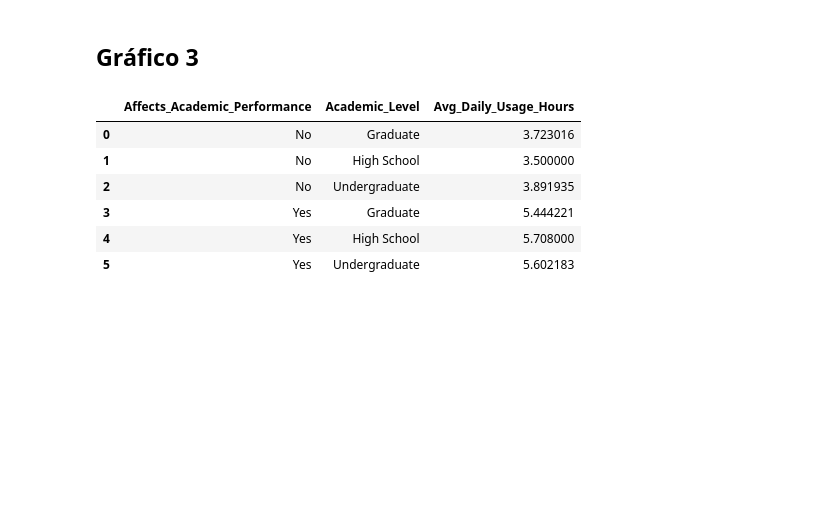
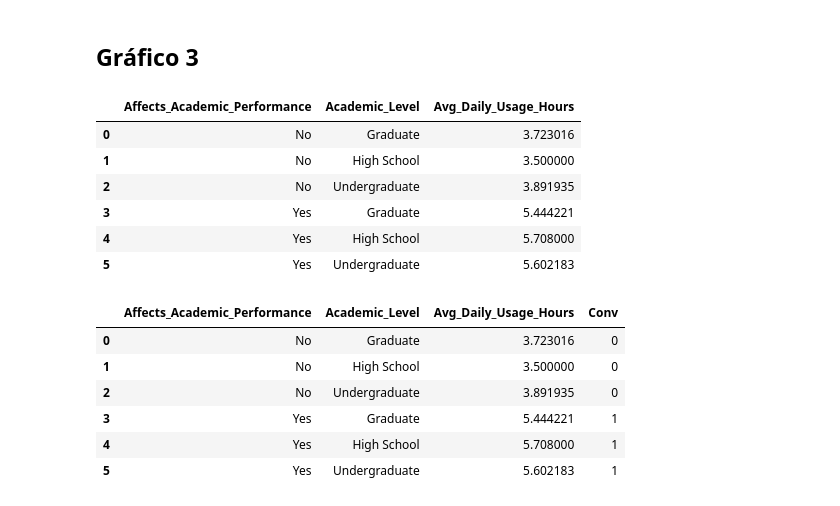
Before and after one commit to AGC79/eda_redes_sociales, a Jupyter notebook: EDA/0-Enunciado_EDA.ipynb, the cells around one changed output. Drawn from its saved outputs; the diff is of its cells as text; code cells hidden in the pictures; blank space fills up the shorter version.

```diff
--- a/EDA/0-Enunciado_EDA.ipynb
+++ b/EDA/0-Enunciado_EDA.ipynb
@@ -539,3 +544,15 @@ social_media.groupby(["Affects_Academic_Performance", "Academic_Level"])["Avg_Da
 | 3 | Yes | Graduate | 5.444221 |
 | 4 | Yes | High School | 5.708000 |
 | 5 | Yes | Undergraduate | 5.602183 |
+# %%
+dict_mapeo = {"No": 0, "Yes": 1}
+medias_niv_acad["Conv"] = medias_niv_acad["Affects_Academic_Performance"].map(dict_mapeo)
+medias_niv_acad
+# %% [output]
+|  | Affects_Academic_Performance | Academic_Level | Avg_Daily_Usage_Hours | Conv |
+| 0 | No | Graduate | 3.723016 | 0 |
+| 1 | No | High School | 3.500000 | 0 |
+| 2 | No | Undergraduate | 3.891935 | 0 |
+| 3 | Yes | Graduate | 5.444221 | 1 |
+| 4 | Yes | High School | 5.708000 | 1 |
+| 5 | Yes | Undergraduate | 5.602183 | 1 |
```
Also changed, not shown: parts of 7 cells of this notebook.
